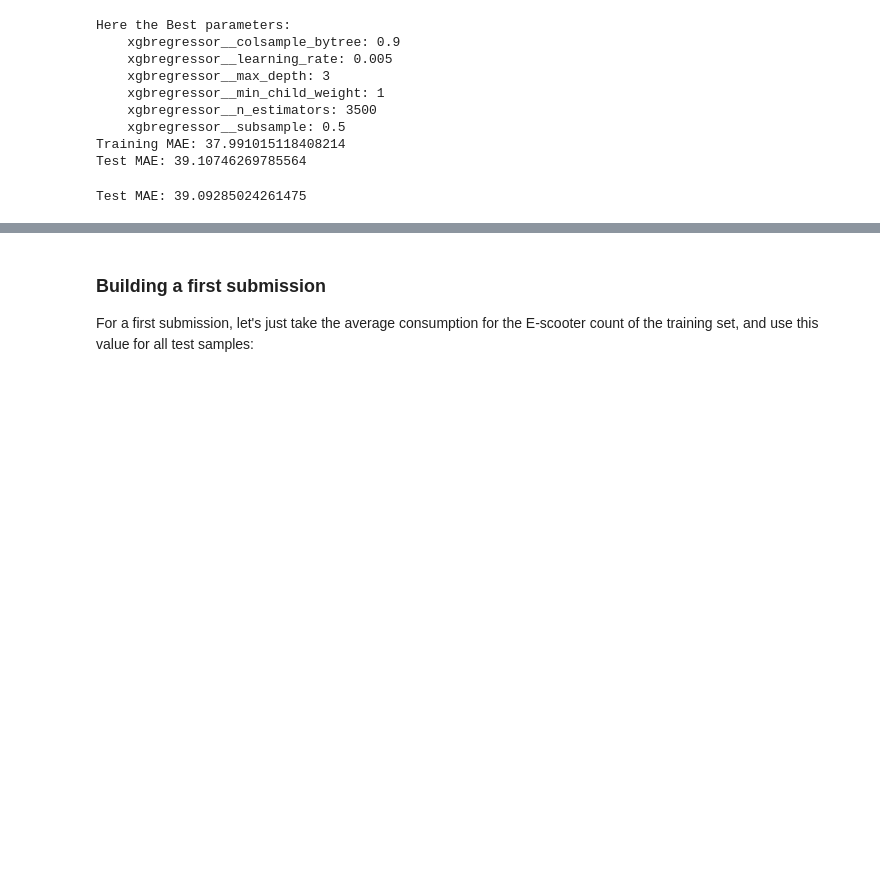
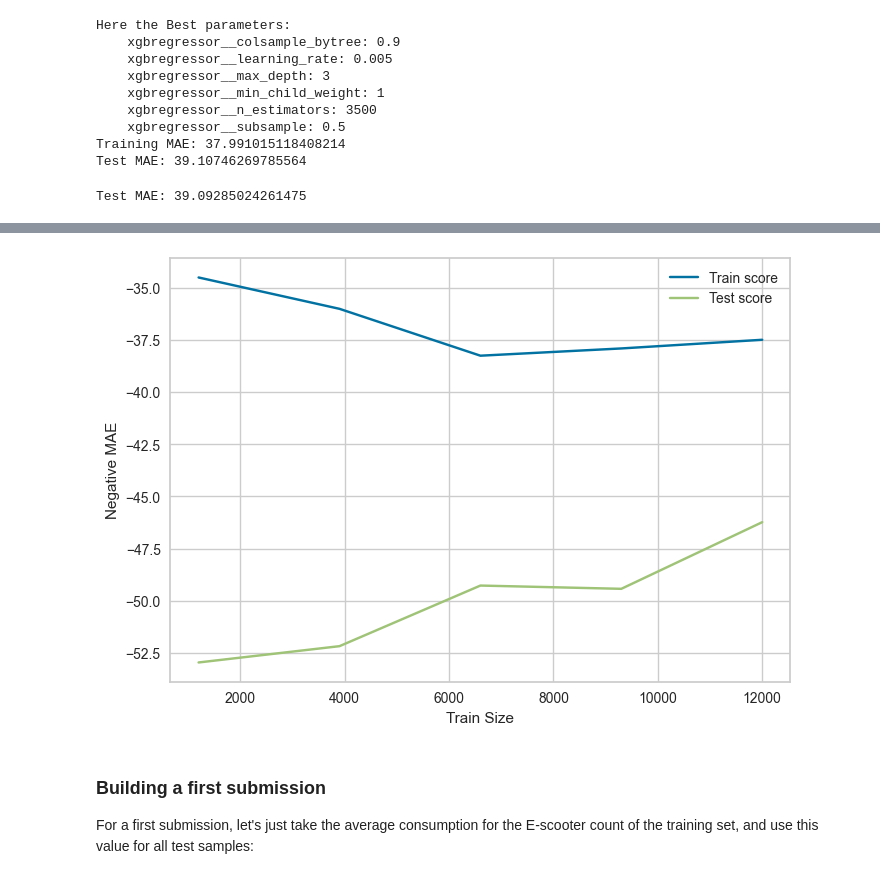
Before and after one commit to erdoganabaci/ml-predicting-energy-consumption, a Jupyter notebook: erdogan_abaci_ML_Predicting_Energy_consumption.ipynb, the cells around one changed output, grey strips where cells are left out. Drawn from its saved outputs; the diff is of its cells as text; code cells hidden in the pictures; blank space fills up the shorter version.

```diff
--- a/erdogan_abaci_ML_Predicting_Energy_consumption.ipynb
+++ b/erdogan_abaci_ML_Predicting_Energy_consumption.ipynb
@@ -1173,3 +1189,16 @@ Test MAE: 39.09285024261475
+# %%
+scoring = make_scorer(lambda y, y_pred: mean_absolute_error(pt.inverse_transform(np.array(y).reshape(-1, 1)), pt.inverse_transform(np.array(y_pred).reshape(-1, 1))), greater_is_better=False)
+
+train_sizes, train_scores, test_scores, _, _ = learning_curve(gs_optimal_tree, X, y, cv=5, return_times=True, scoring=scoring)
+
+plt.plot(train_sizes,np.mean(train_scores,axis=1), label="Train score")
+plt.plot(train_sizes,np.mean(test_scores,axis=1), label="Test score")
+plt.xlabel("Train Size")
+plt.ylabel("Negative MAE")
+plt.legend()
+plt.show()
+# %% [output]
+[figure, added]
 # %% [markdown]
 ### Building a first submission
 
```
Also changed, not shown: parts of 3 cells of this notebook.
